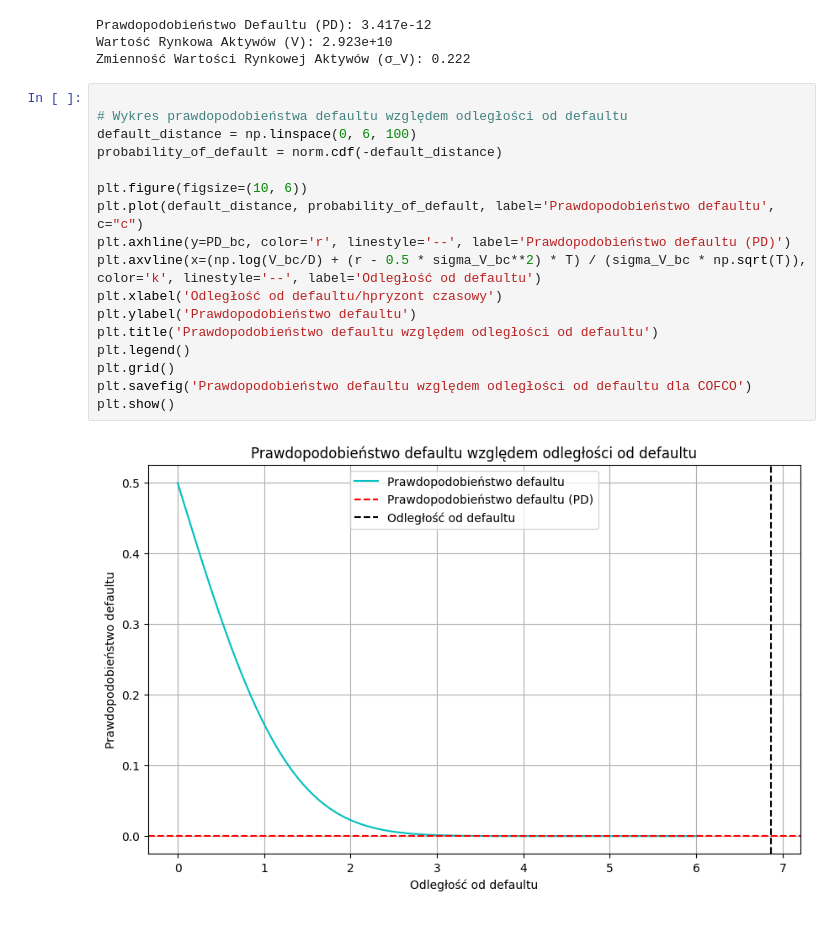
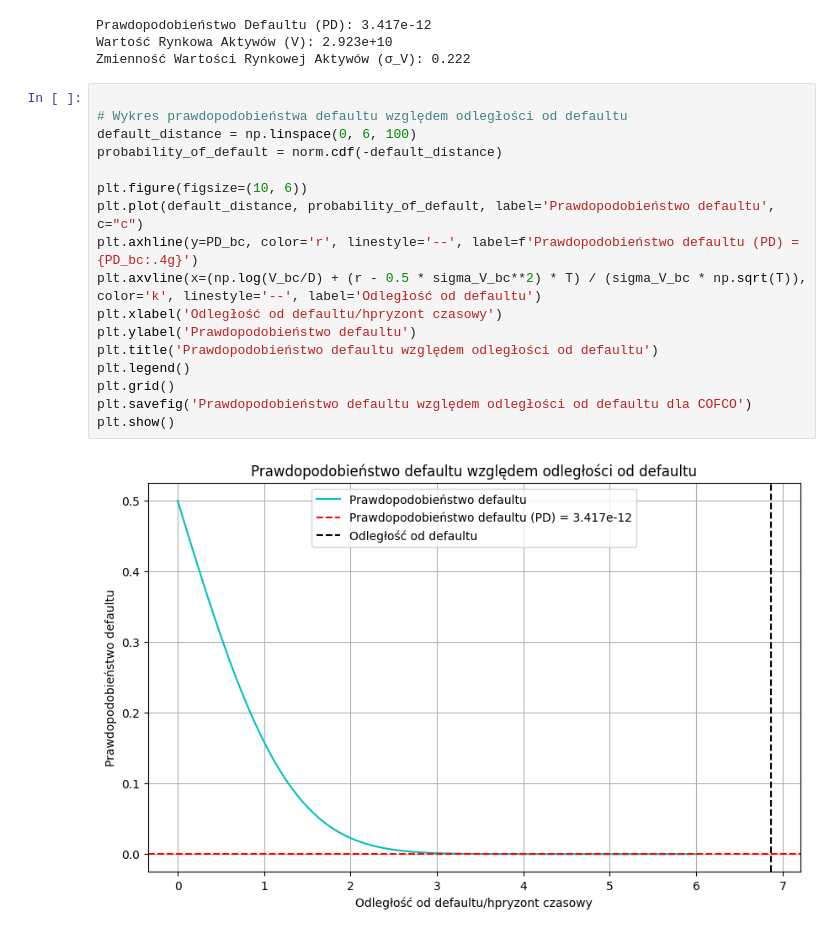
Before and after one commit to MarCodeWaves/Nestle_risk_management_analysis, a Jupyter notebook: Projekt_5/marcelina_k_cofco.ipynb, the cells around one changed output. Cells and saved outputs as stored; diff of their text form.

Commit message:
prawdopodob cofco0oo_

```diff
--- a/Projekt_5/marcelina_k_cofco.ipynb
+++ b/Projekt_5/marcelina_k_cofco.ipynb
@@ -120,19 +120,19 @@ Zmienność Wartości Rynkowej Aktywów (σ_V): 0.222
 # %%
 
 # Wykres prawdopodobieństwa defaultu względem odległości od defaultu
 default_distance = np.linspace(0, 6, 100)
 probability_of_default = norm.cdf(-default_distance)
 
 plt.figure(figsize=(10, 6))
 plt.plot(default_distance, probability_of_default, label='Prawdopodobieństwo defaultu', c="c")
-plt.axhline(y=PD_bc, color='r', linestyle='--', label='Prawdopodobieństwo defaultu (PD)')
+plt.axhline(y=PD_bc, color='r', linestyle='--', label=f'Prawdopodobieństwo defaultu (PD) = {PD_bc:.4g}')
 plt.axvline(x=(np.log(V_bc/D) + (r - 0.5 * sigma_V_bc**2) * T) / (sigma_V_bc * np.sqrt(T)), color='k', linestyle='--', label='Odległość od defaultu')
 plt.xlabel('Odległość od defaultu/hpryzont czasowy')
 plt.ylabel('Prawdopodobieństwo defaultu')
 plt.title('Prawdopodobieństwo defaultu względem odległości od defaultu')
 plt.legend()
 plt.grid()
 plt.savefig('Prawdopodobieństwo defaultu względem odległości od defaultu dla COFCO')
 plt.show()
 # %% [output]
-[figure, old version]
+[figure, new version]
```
